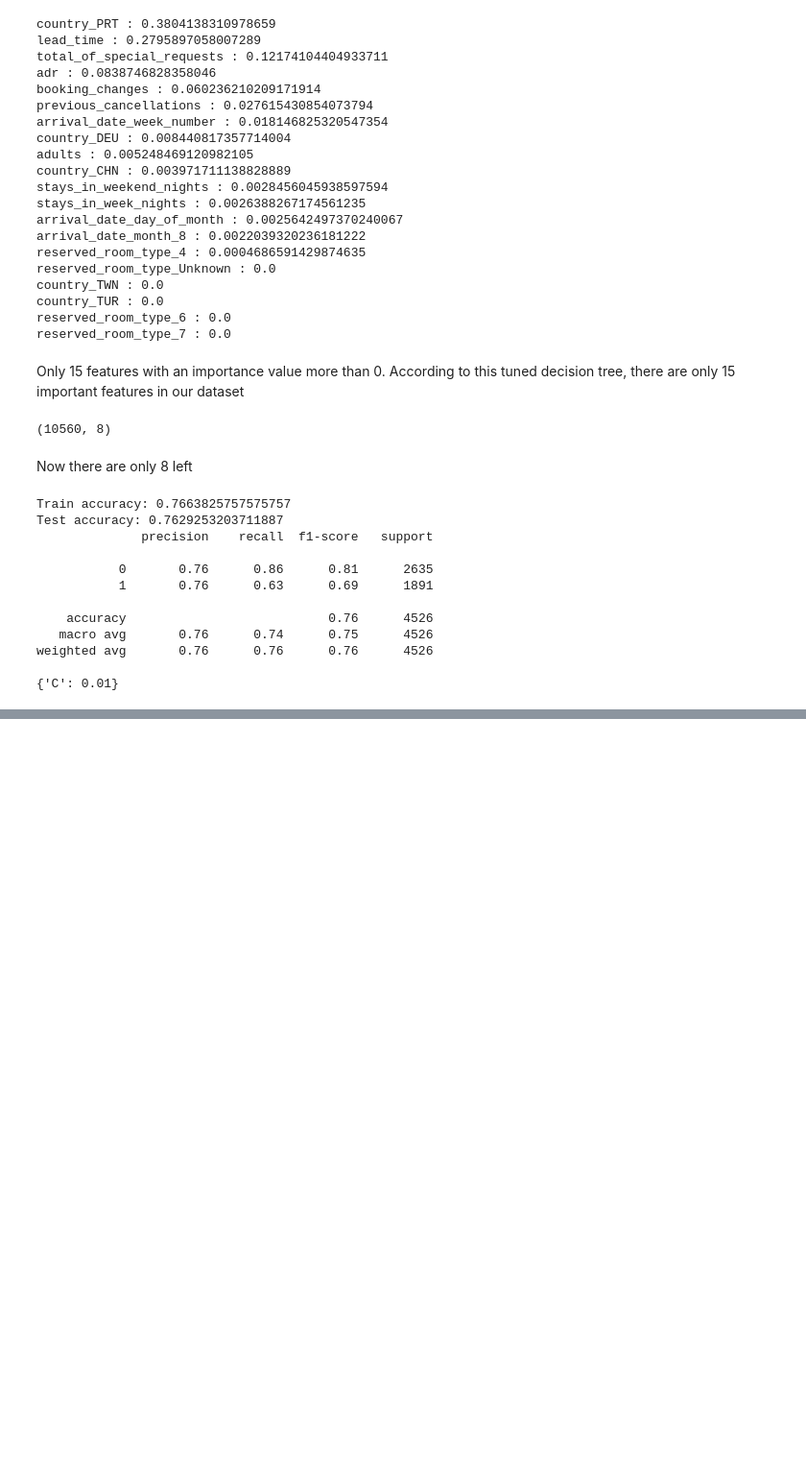
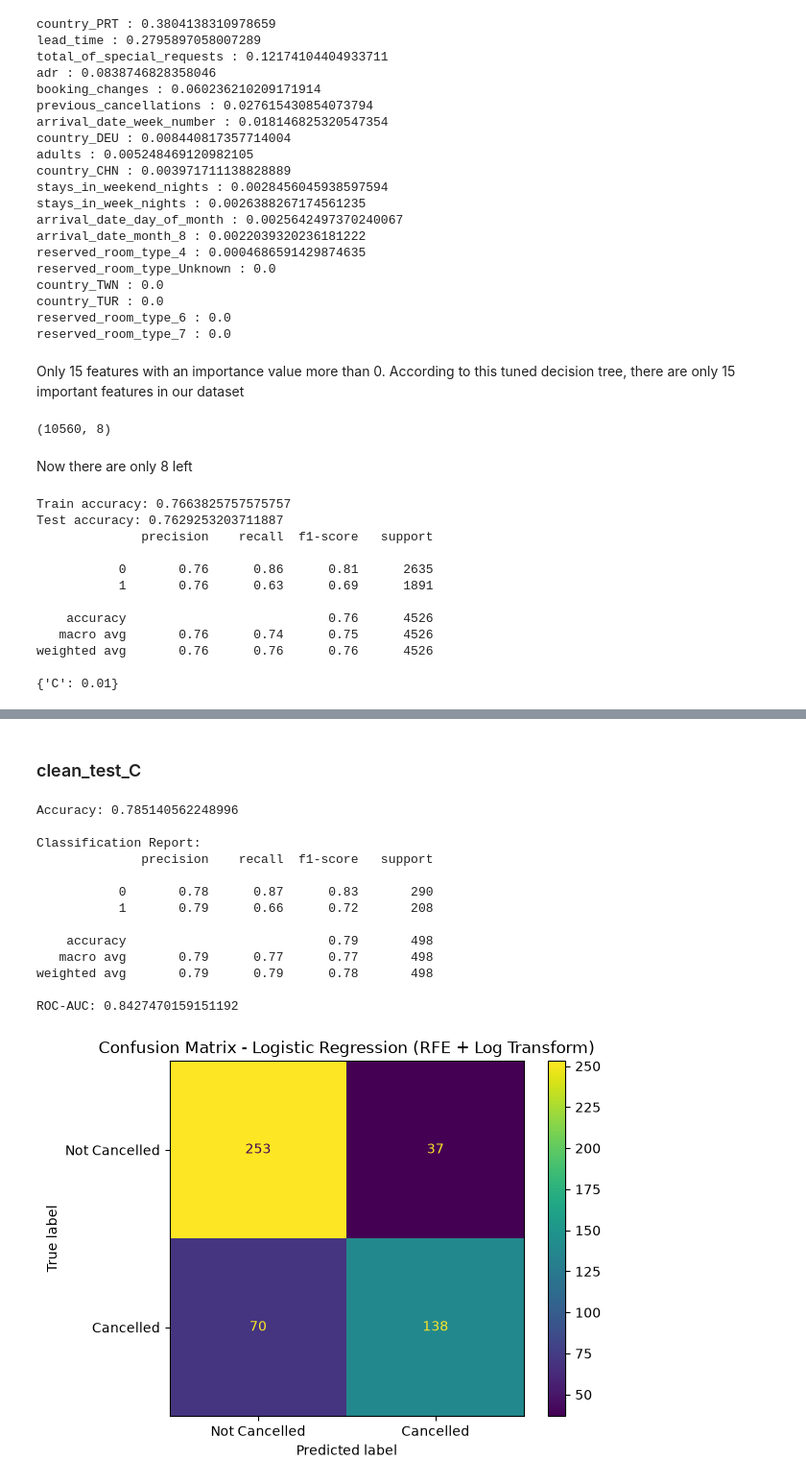
Before and after one commit to Matsuzaki-Yuta/CAB330_Assignment1, a Jupyter notebook: models/regression.ipynb, the cells around one changed output, grey strips where cells are left out. Shown at 96% size. Cells and saved outputs as stored; diff of their text form; code cells hidden in the pictures; blank space fills up the shorter version.

```diff
--- a/models/regression.ipynb
+++ b/models/regression.ipynb
@@ -544,0 +725,27 @@ weighted avg       0.76      0.76      0.76      4526
+# %% [markdown]
+### clean_test_C
+# %%
+evaluate_individual_dataset(
+    best_lr,
+    "../data/clean_test_C.csv",
+    scaler=best_scaler,
+    rfe=best_rfe,
+    skewed_cols=skewed_cols,
+    feature_columns=X_log.columns,
+    model_name="Logistic Regression (RFE + Log Transform)",
+)
+# %% [output]
+Accuracy: 0.785140562248996
+
+Classification Report:
+              precision    recall  f1-score   support
+
+           0       0.78      0.87      0.83       290
+           1       0.79      0.66      0.72       208
+
+    accuracy                           0.79       498
+   macro avg       0.79      0.77      0.77       498
+weighted avg       0.79      0.79      0.78       498
+
+ROC-AUC: 0.8427470159151192
+[figure, added]
```
Also changed, not shown: parts of 20 cells of this notebook.
